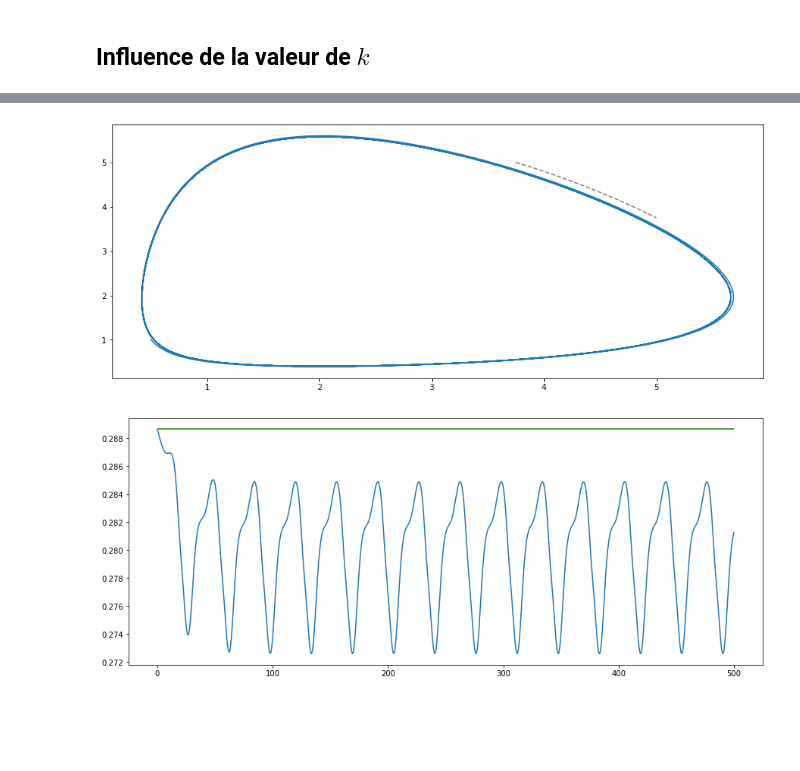
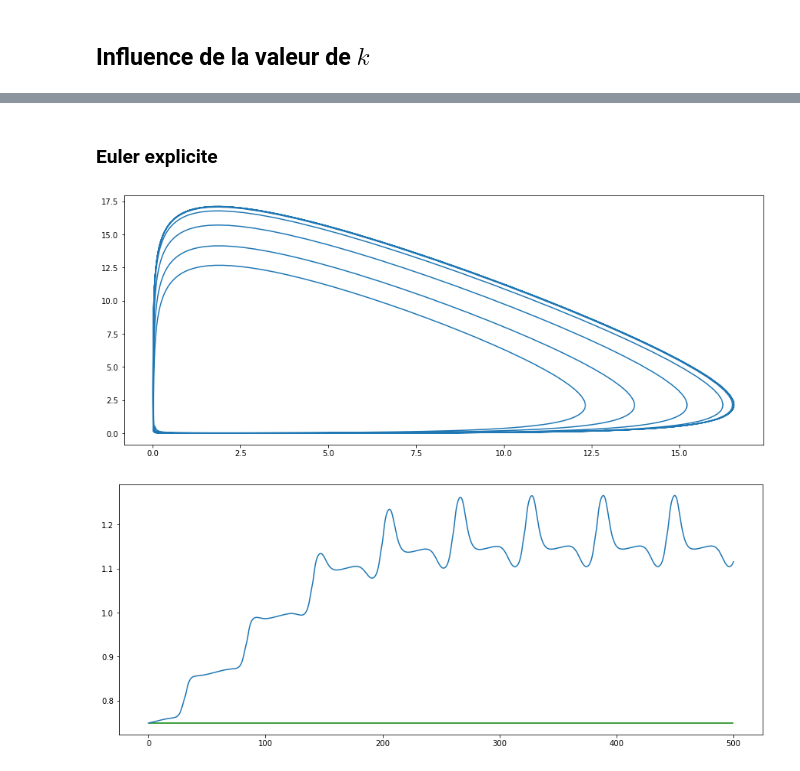
Before and after one commit to remymart/projet_equa_diff, a Jupyter notebook: equa_diff.ipynb, the cells around one changed output, grey strips where cells are left out. Cells and saved outputs as stored; diff of their text form; code cells hidden in the pictures; blank space fills up the shorter version.

```diff
--- a/equa_diff.ipynb
+++ b/equa_diff.ipynb
@@ -295,29 +295,29 @@ Afin de rendre les schémas d'euler performants pour le système de Lotka-Volter
 # %%
 k = 1 #valeur arbitraire pour le moment
 
-def u(x,y):
+def u(x,y, k):
     return np.array([k*(delta - gamma/x), k*(beta - alpha/y)])
 # %%
-def solve_euler_explicit_modified(f, x0, dt, t0, tf):
+def solve_euler_explicit_modified(f, x0, dt, t0, tf, k = 1):
     t = np.linspace(t0, tf, int((tf-t0)/dt))
     x = np.zeros(shape=(len(x0), len(t)))
     x[:, 0] = x0
 
     def f_modified(t, *x):
-        return f(t, *x) - u(*x)*(H(*x) - H(*x0))
+        return f(t, *x) - u(*x, k = k)*(H(*x) - H(*x0))
 
     for i in range(len(t)-1):
         x[:, i+1] = x[:, i] + dt * f_modified(t, *x[:, i])
     return t, x
 # %%
-def solve_euler_implicit_modified(f, x0, dt, t0, tf, itermax=100):
+def solve_euler_implicit_modified(f, x0, dt, t0, tf, itermax=100, k = 1):
 
     t = np.linspace(t0, tf, int((tf-t0)/dt))
     x = np.zeros(shape=(len(x0), len(t)))
     x[:, 0] = x0
 
     def f_modified(t, *x):
-        return f(t, *x) - u(*x)*(H(*x) - H(*x0))
+        return f(t, *x) - u(*x, k = k)*(H(*x) - H(*x0))
 
     for i in range(len(t)-1):
 
@@ -379,20 +379,38 @@ Le schéma d'Euler implicite ne diverge plus mais la courbe finale est sur une c
 # %% [markdown]
 ## Influence de la valeur de $k$
 # %%
-def test_k_implicit(k):
+def test_k_explicit(k_test, x_test, y_test, pas = 1e-1, debut = 0, fin = 500):
 
     plt.figure(figsize = (15, 6))
-    t, x = solve_euler_implicit_modified(equa, [1/2, 1], 1e-1, 0, 500)
+    t, x = solve_euler_explicit_modified(equa, [x_test, y_test], pas, debut, fin, k = k_test)
     plt.plot(x[0, :], x[1, :])
 
     x_bis,  y_bis = np.linspace(1, 5, 100), np.linspace(1, 5, 100)
     X, Y = np.meshgrid(x_bis, y_bis)
     plt.contour(
             X, Y, H(X,Y), colors="grey", linestyles="dashed",
-            levels= [H(1/2, 1)]
+            levels= [H(x_test, y_test)]
         )
     plt.show()
     plt.figure(figsize = (15, 6))
     plt.plot(t, H(x[0, :], x[1, :]))
-    plt.hlines(H(1/2, 1), 0, 500, color = 'g')
+    plt.hlines(H(x_test, y_test), 0, 500, color = 'g')
     plt.show()
+
+
+def test_k_implicit(k_test, x_test, y_test, pas = 1e-1, debut = 0, fin = 500):
+    plt.figure(figsize = (15, 6))
+    t, x = solve_euler_implicit_modified(equa, [x_test, y_test], pas, debut, fin, k = k_test)
+    plt.plot(x[0, :], x[1, :])
+
+    x_bis,  y_bis = np.linspace(1, 5, 100), np.linspace(1, 5, 100)
+    X, Y = np.meshgrid(x_bis, y_bis)
+    plt.contour(
+            X, Y, H(X,Y), colors="grey", linestyles="dashed",
+            levels= [H(x_test, y_test)]
+        )
+    plt.show()
+    plt.figure(figsize = (15, 6))
+    plt.plot(t, H(x[0, :], x[1, :]))
+    plt.hlines(H(x_test, y_test), 0, 500, color = 'g')
+    plt.show()
@@ -409,5 +417,7 @@ test_k(10)
-# %%
-test_k(1000000000000000000000000)
-# %% [output]
-[figure, removed]
-[figure, removed]
+# %% [markdown]
+### Euler explicite
+# %%
+test_k_explicit(1e-5, 1/16, 1/2)
+# %% [output]
+[figure, added]
+[figure, added]
```
Also changed, not shown: parts of 9 cells of this notebook.
